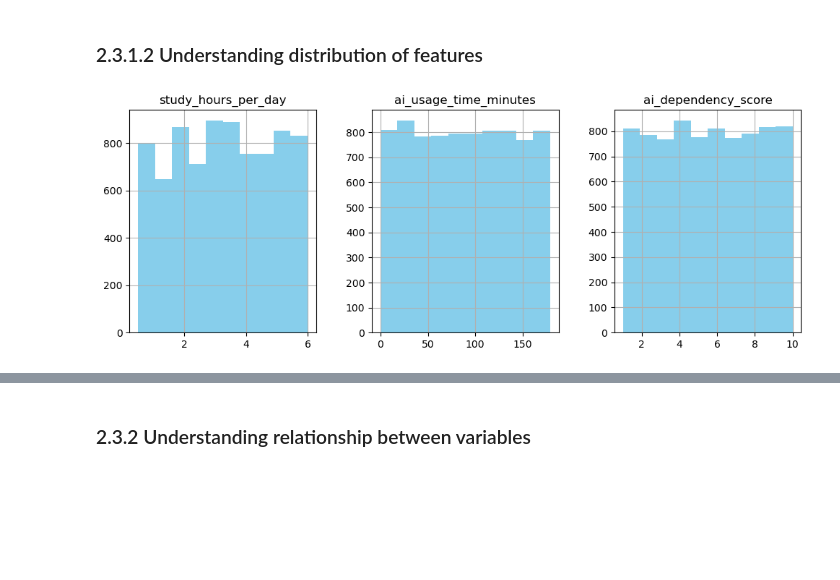
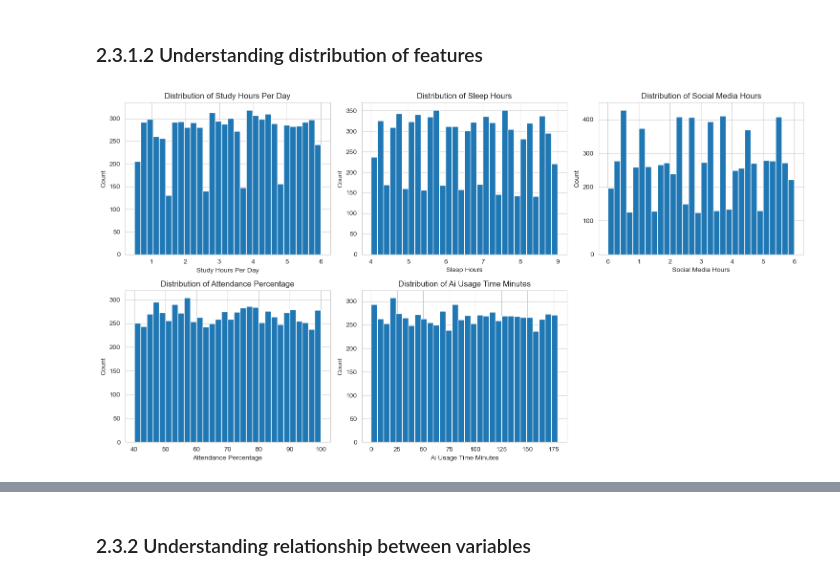
Before and after one commit to Yixuan003/mldp_project, a Jupyter notebook: MLDP Program Codes part2.ipynb, the cells around one changed output, grey strips where cells are left out. Drawn from its saved outputs; the diff is of its cells as text; code cells hidden in the pictures; blank space fills up the shorter version.

```diff
--- a/MLDP Program Codes part2.ipynb
+++ b/MLDP Program Codes part2.ipynb
@@ -140,10 +151,27 @@ plt.show()
 # %% [markdown]
 ### 2.3.1.2 Understanding distribution of features
-# %%
-## Understanding distribution of features
-# Checking key numerical features like study hours and AI usage
-features = ['study_hours_per_day', 'ai_usage_time_minutes', 'ai_dependency_score']
-df[features].hist(figsize=(12, 4), layout=(1, 3), color='skyblue')
-plt.show()
-# %% [output]
-[figure, removed]
+# %%
+numerical_features = [
+    "study_hours_per_day",
+    "sleep_hours",
+    "social_media_hours",
+    "attendance_percentage",
+    "ai_usage_time_minutes"
+]
+
+fig, axes = plt.subplots(2, 3, figsize=(15, 8))
+axes = axes.flatten()
+
+for idx, col in enumerate(numerical_features):
+    axes[idx].hist(df[col], bins=30)
+    axes[idx].set_xlabel(col.replace("_", " ").title())
+    axes[idx].set_ylabel("Count")
+    axes[idx].set_title(f"Distribution of {col.replace('_', ' ').title()}")
+
+# Hide the extra subplot
+axes[5].axis('off')
+
+plt.tight_layout()
+plt.show()
+# %% [output]
+[figure, added]
```
Also changed, not shown: parts of 20 cells of this notebook.
